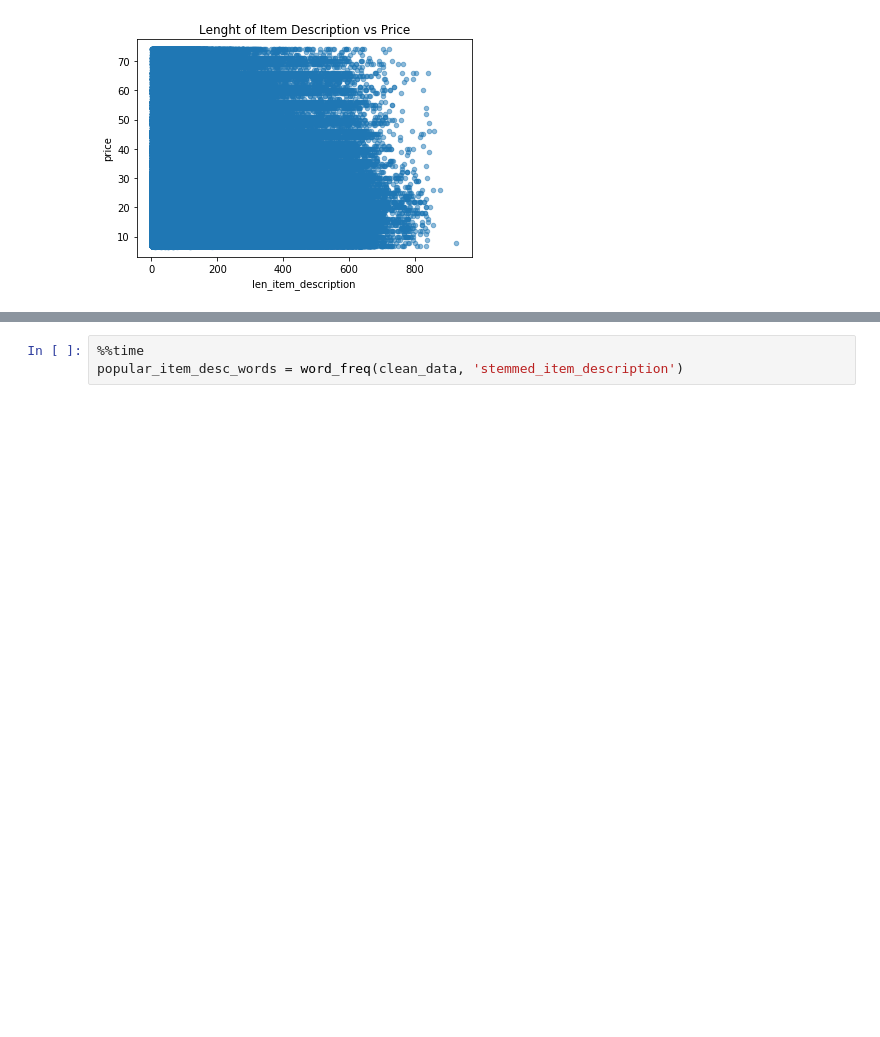
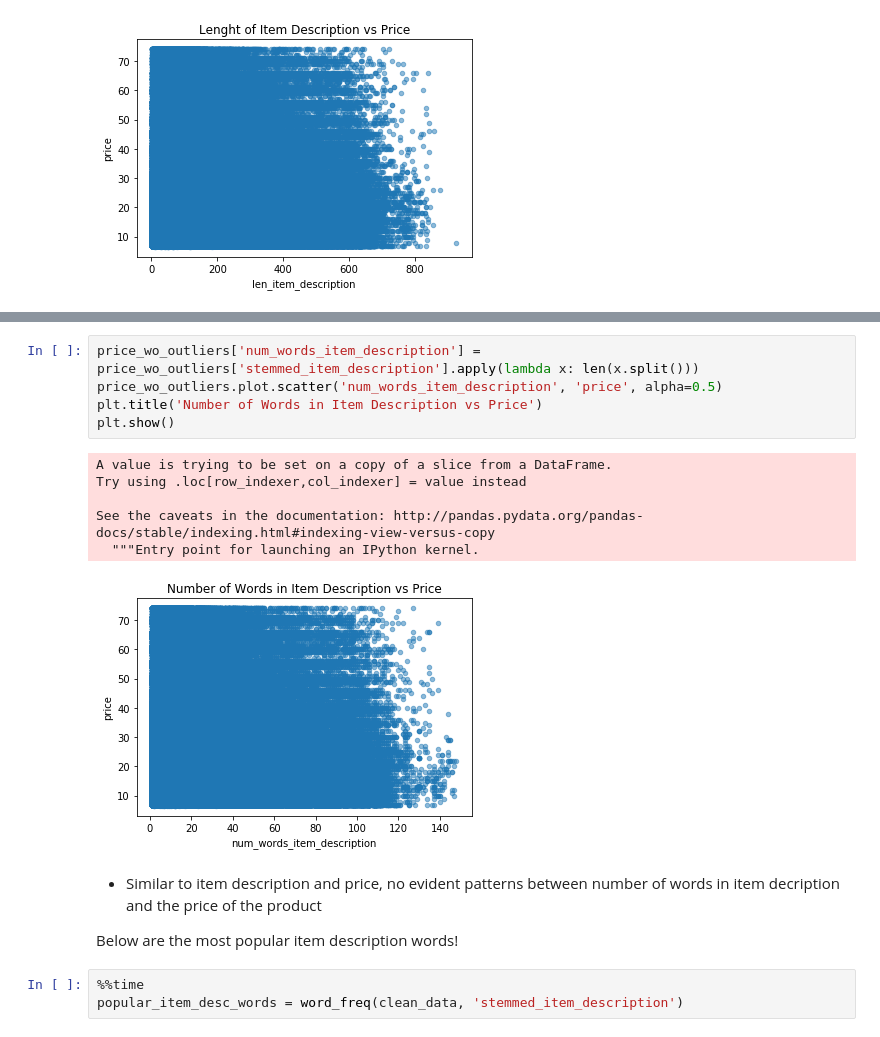
Before and after one commit to j2colaco/mercari_price_suggestion, a Jupyter notebook: eda_2019-05-29.ipynb, the cells around one changed output, grey strips where cells are left out. Cells and saved outputs as stored; diff of their text form; blank space fills up the shorter version.

```diff
--- a/eda_2019-05-29.ipynb
+++ b/eda_2019-05-29.ipynb
@@ -337,3 +376,19 @@ Below are the most popular item description words!
+# %%
+price_wo_outliers['num_words_item_description'] = price_wo_outliers['stemmed_item_description'].apply(lambda x: len(x.split()))
+price_wo_outliers.plot.scatter('num_words_item_description', 'price', alpha=0.5)
+plt.title('Number of Words in Item Description vs Price')
+plt.show()
+# %% [output]
+A value is trying to be set on a copy of a slice from a DataFrame.
+Try using .loc[row_indexer,col_indexer] = value instead
+
+See the caveats in the documentation: http://pandas.pydata.org/pandas-docs/stable/indexing.html#indexing-view-versus-copy
+  """Entry point for launching an IPython kernel.
+[figure, added]
+# %% [markdown]
+- Similar to item description and price, no evident patterns between number of words in item decription and the price of the product
+
+Below are the most popular item description words!
 # %%
 %%time
 popular_item_desc_words = word_freq(clean_data, 'stemmed_item_description')
```
Also changed, not shown: parts of 5 cells of this notebook, 2 other files.
